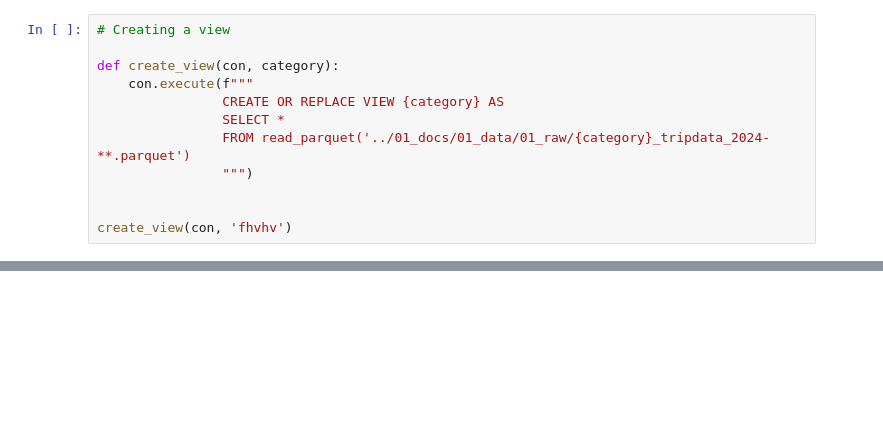
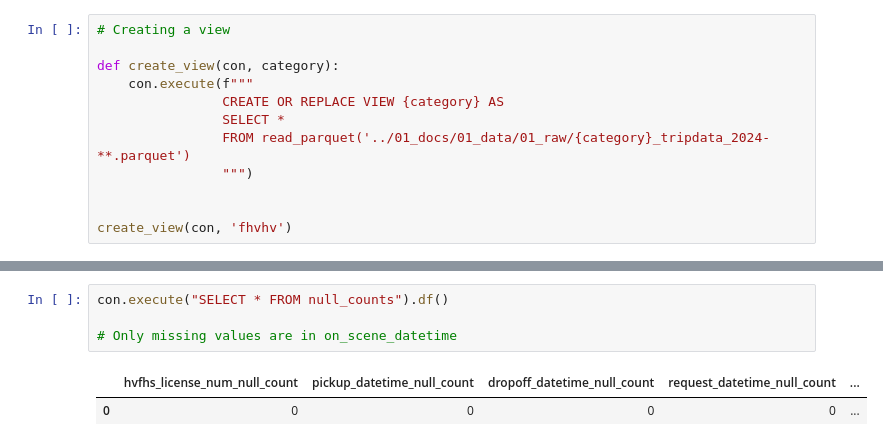
Before and after one commit to 4ct1o/nyc-tlc-interactive-heatmap, a Jupyter notebook: 02_notebooks/00_data_loading_cleaning.ipynb, the cells around one changed output, grey strips where cells are left out. Drawn from its saved outputs; the diff is of its cells as text; blank space fills up the shorter version.

```diff
--- a/02_notebooks/00_data_loading_cleaning.ipynb
+++ b/02_notebooks/00_data_loading_cleaning.ipynb
@@ -92,0 +266,7 @@ con.execute("SELECT COUNT(*) FROM fhvhv_selected").df()
+# %%
+con.execute("SELECT * FROM null_counts").df()
+
+# Only missing values are in on_scene_datetime
+# %% [output]
+|  | hvfhs_license_num_null_count | pickup_datetime_null_count | dropoff_datetime_null_count | request_datetime_null_count | ... |
+| 0 | 0 | 0 | 0 | 0 | ... |
```
Also changed, not shown: parts of 18 cells of this notebook.
